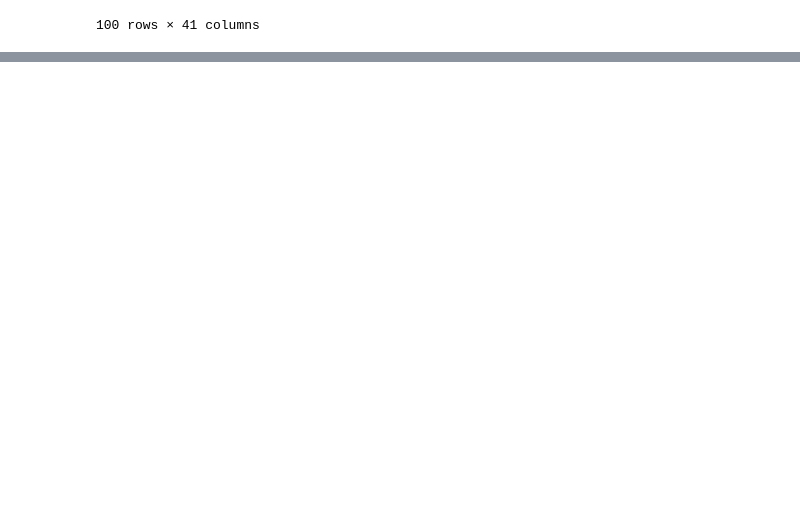
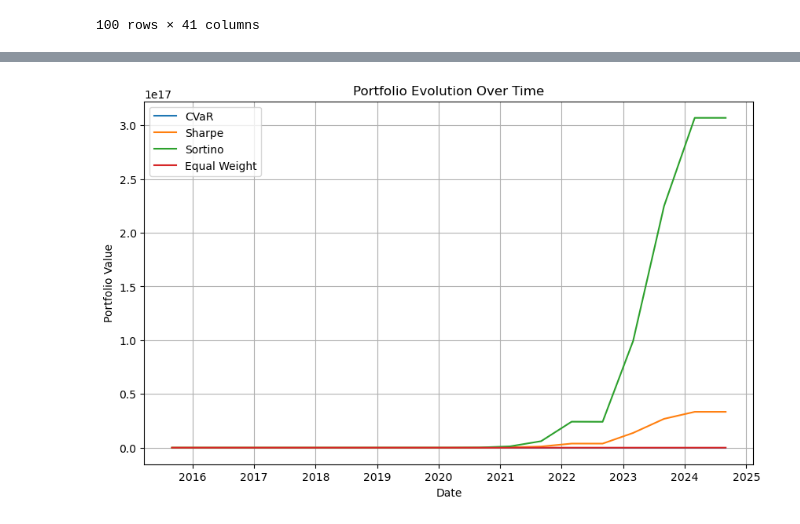
Before and after one commit to Luis1Soto/New_Asset_Allocation, a Jupyter notebook: Notebook.ipynb, the cells around one changed output, grey strips where cells are left out. Drawn from its saved outputs; the diff is of its cells as text; code cells hidden in the pictures; blank space fills up the shorter version.

Commit message:
initial backtest

```diff
--- a/Notebook.ipynb
+++ b/Notebook.ipynb
@@ -208,3 +234,7 @@ financials['AAPL']
 | 98 | Total Debt/Total Capital | 60.295693 | 58.500761 | 59.317009 | 66.601819 | 64.451443 | 63.813871 | 66.201136 | 72.333362 | 67.31853 | ... |
 | 99 | All figures in billions of U.S. D... | NaN | NaN | NaN | NaN | NaN | NaN | NaN | NaN | NaN | ... |
 100 rows × 41 columns
+# %%
+backtest = Backtesting(chosen_universe, prices, 1000000)
+# %%
+value = backtest.run_backtest()
@@ -210,0 +261,4 @@ financials['AAPL']
+# %%
+backtest.plot_portfolio_evolution(value)
+# %% [output]
+[figure, added]
```
Also changed, not shown: parts of 6 cells of this notebook, 2 other files.
